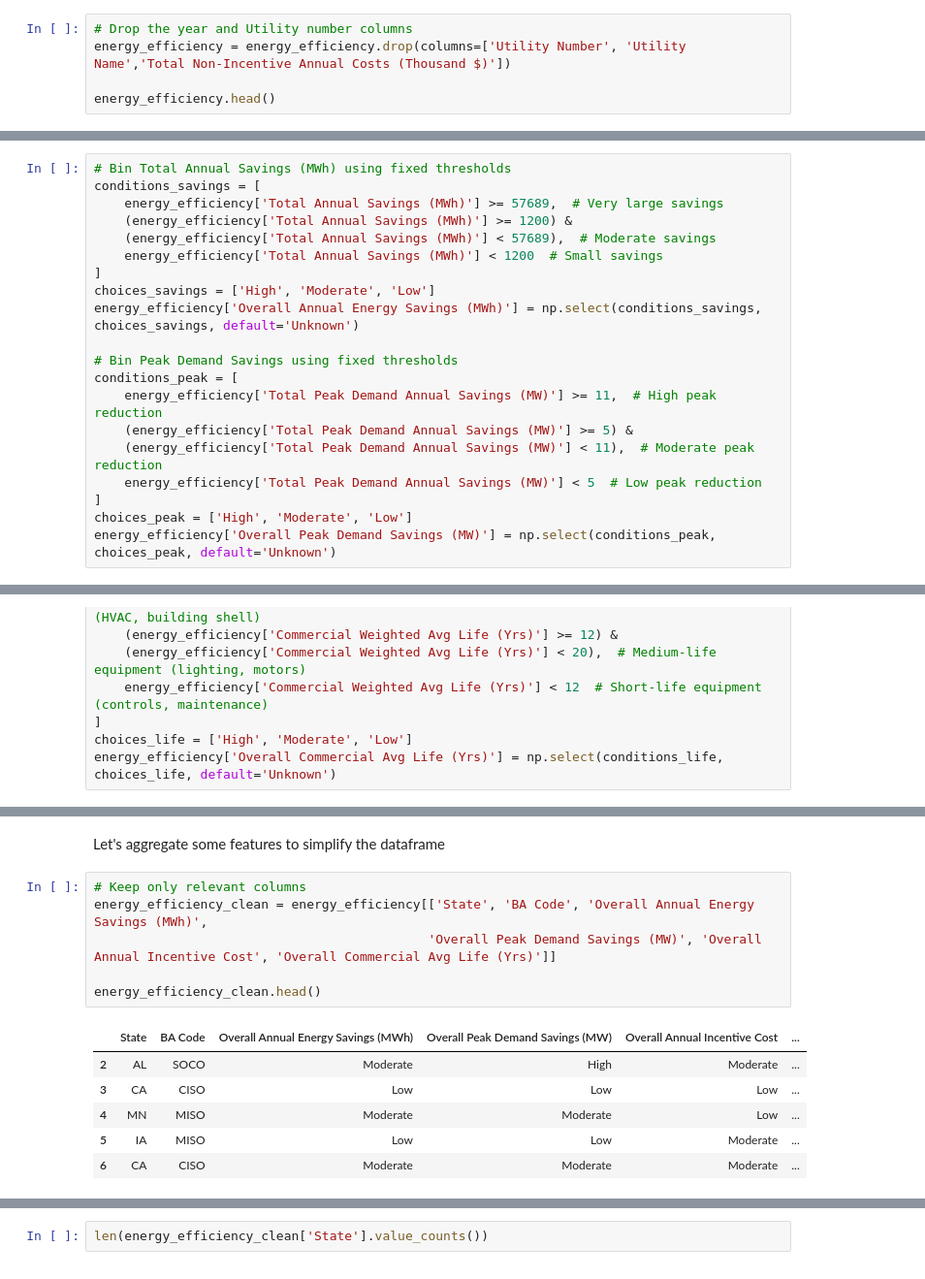
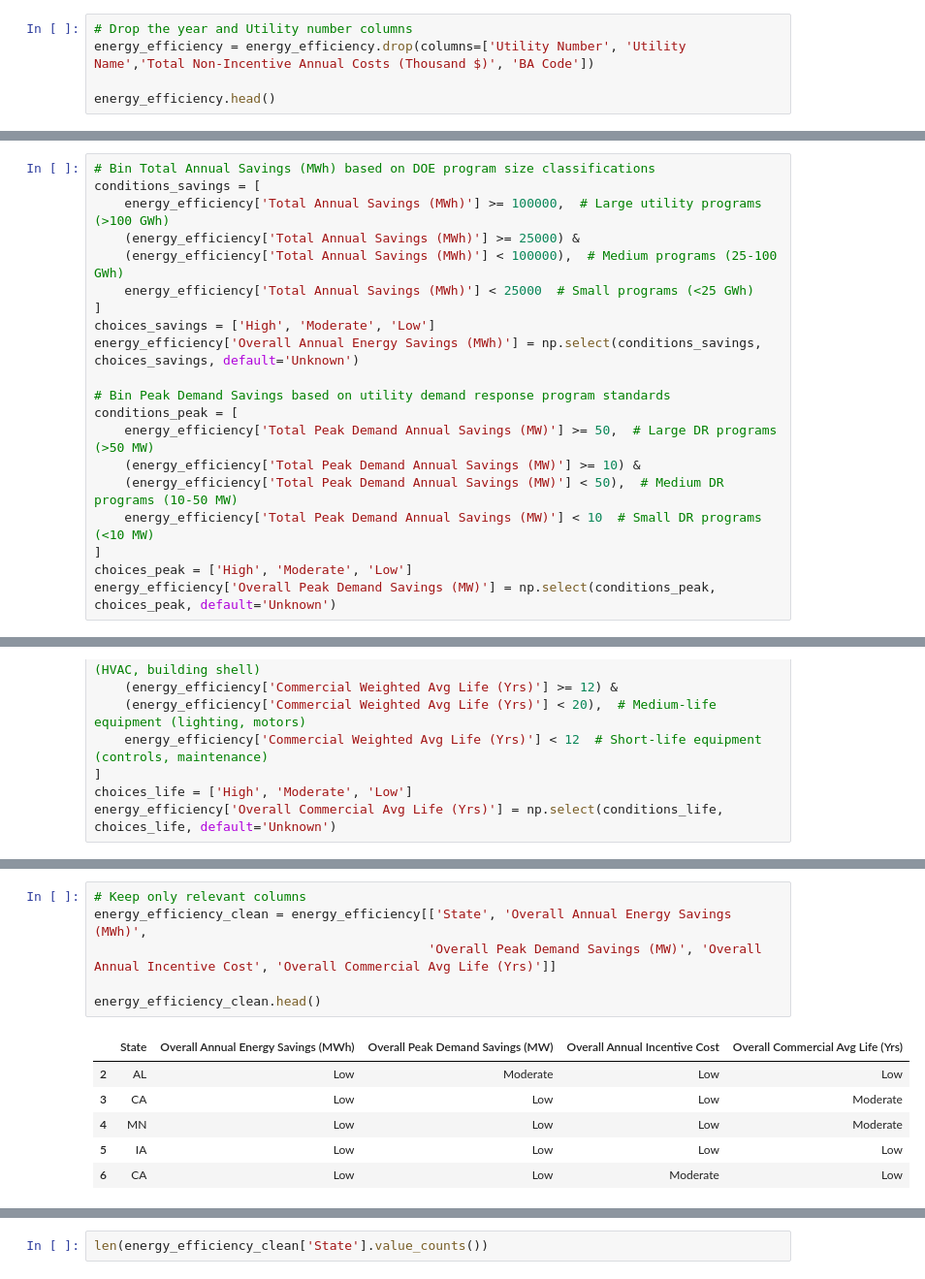
Before and after one commit to sabrinasayed99/Data_Center_Sites, a Jupyter notebook: joining_data.ipynb, the cells around one changed output, grey strips where cells are left out. Shown at 97% size. Drawn from its saved outputs; the diff is of its cells as text.

```diff
--- a/joining_data.ipynb
+++ b/joining_data.ipynb
@@ -165,7 +165,7 @@ energy_efficiency.corr(numeric_only=True)
 | Commercial Weighted Avg Life (Yrs) | 0.001019 | 0.112121 | 0.037236 | 0.024366 | ... |
 # %%
 # Drop the year and Utility number columns
-energy_efficiency = energy_efficiency.drop(columns=['Utility Number', 'Utility Name','Total Non-Incentive Annual Costs (Thousand $)'])
+energy_efficiency = energy_efficiency.drop(columns=['Utility Number', 'Utility Name','Total Non-Incentive Annual Costs (Thousand $)', 'BA Code'])
 
 energy_efficiency.head()
 # %% [output]
@@ -190,22 +190,22 @@ energy_efficiency.describe()
 # %% [markdown]
 ** Note that MW measures power capacity while MWh measures the amount of electricity delivered overtime
 # %%
-# Bin Total Annual Savings (MWh) using fixed thresholds
+# Bin Total Annual Savings (MWh) based on DOE program size classifications
 conditions_savings = [
-    energy_efficiency['Total Annual Savings (MWh)'] >= 57689,  # Very large savings
-    (energy_efficiency['Total Annual Savings (MWh)'] >= 1200) &
-    (energy_efficiency['Total Annual Savings (MWh)'] < 57689),  # Moderate savings
-    energy_efficiency['Total Annual Savings (MWh)'] < 1200  # Small savings
+    energy_efficiency['Total Annual Savings (MWh)'] >= 100000,  # Large utility programs (>100 GWh)
+    (energy_efficiency['Total Annual Savings (MWh)'] >= 25000) &
+    (energy_efficiency['Total Annual Savings (MWh)'] < 100000),  # Medium programs (25-100 GWh)
+    energy_efficiency['Total Annual Savings (MWh)'] < 25000  # Small programs (<25 GWh)
 ]
 choices_savings = ['High', 'Moderate', 'Low']
 energy_efficiency['Overall Annual Energy Savings (MWh)'] = np.select(conditions_savings, choices_savings, default='Unknown')
 
-# Bin Peak Demand Savings using fixed thresholds
+# Bin Peak Demand Savings based on utility demand response program standards
 conditions_peak = [
-    energy_efficiency['Total Peak Demand Annual Savings (MW)'] >= 11,  # High peak reduction
-    (energy_efficiency['Total Peak Demand Annual Savings (MW)'] >= 5) &
-    (energy_efficiency['Total Peak Demand Annual Savings (MW)'] < 11),  # Moderate peak reduction
-    energy_efficiency['Total Peak Demand Annual Savings (MW)'] < 5  # Low peak reduction
+    energy_efficiency['Total Peak Demand Annual Savings (MW)'] >= 50,  # Large DR programs (>50 MW)
+    (energy_efficiency['Total Peak Demand Annual Savings (MW)'] >= 10) &
+    (energy_efficiency['Total Peak Demand Annual Savings (MW)'] < 50),  # Medium DR programs (10-50 MW)
+    energy_efficiency['Total Peak Demand Annual Savings (MW)'] < 10  # Small DR programs (<10 MW)
 ]
 choices_peak = ['High', 'Moderate', 'Low']
 energy_efficiency['Overall Peak Demand Savings (MW)'] = np.select(conditions_peak, choices_peak, default='Unknown')
@@ -253,18 +253,16 @@ energy_efficiency.head()
-# %% [markdown]
-Let's aggregate some features to simplify the dataframe
 # %%
 # Keep only relevant columns
-energy_efficiency_clean = energy_efficiency[['State', 'BA Code', 'Overall Annual Energy Savings (MWh)',
+energy_efficiency_clean = energy_efficiency[['State', 'Overall Annual Energy Savings (MWh)',
                                             'Overall Peak Demand Savings (MW)', 'Overall Annual Incentive Cost', 'Overall Commercial Avg Life (Yrs)']]
 
 energy_efficiency_clean.head()
 # %% [output]
-|  | State | BA Code | Overall Annual Energy Savings (MWh) | Overall Peak Demand Savings (MW) | Overall Annual Incentive Cost | ... |
-| 2 | AL | SOCO | Moderate | High | Moderate | ... |
-| 3 | CA | CISO | Low | Low | Low | ... |
-| 4 | MN | MISO | Moderate | Moderate | Low | ... |
-| 5 | IA | MISO | Low | Low | Moderate | ... |
-| 6 | CA | CISO | Moderate | Moderate | Moderate | ... |
+|  | State | Overall Annual Energy Savings (MWh) | Overall Peak Demand Savings (MW) | Overall Annual Incentive Cost | Overall Commercial Avg Life (Yrs) |
+| 2 | AL | Low | Moderate | Low | Low |
+| 3 | CA | Low | Low | Low | Moderate |
+| 4 | MN | Low | Low | Low | Moderate |
+| 5 | IA | Low | Low | Low | Low |
+| 6 | CA | Low | Low | Moderate | Low |
 # %%
 # Rename columns for more clarity
 energy_efficiency_clean = energy_efficiency_clean.rename(columns={'Overall Annual Energy Savings (MWh)': 'Utility Annual Energy Savings (MWh)',
```
Also changed, not shown: parts of 108 cells of this notebook, 11 other files.
